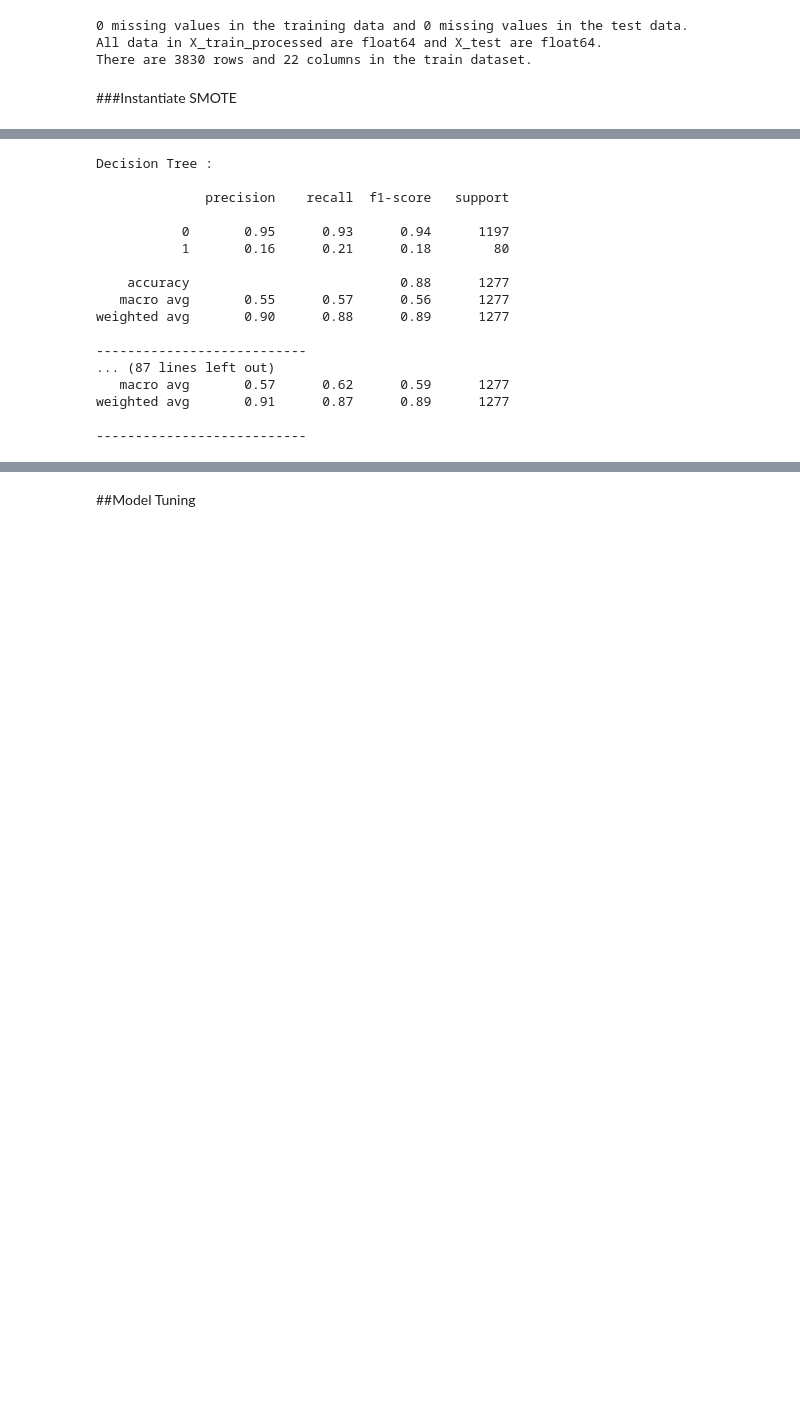
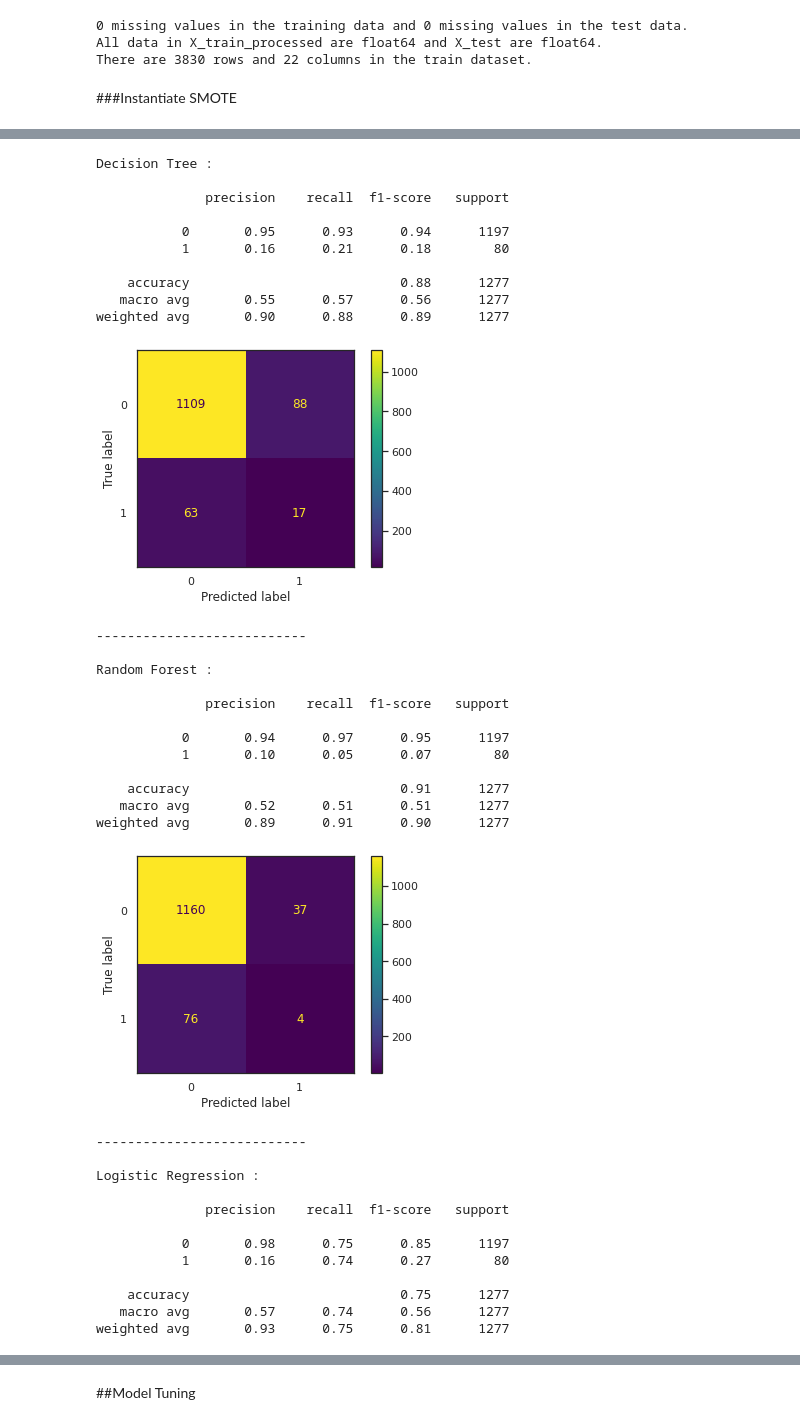
Before and after one commit to coding-dojo-data-science/Project-2-exemplar, a Jupyter notebook: Stroke_Prediction_Project.ipynb, the cells around one changed output, grey strips where cells are left out. Saved outputs shown, nothing was run; the diff lists cells and outputs as text; code cells hidden in the pictures; blank space fills up the shorter version.

```diff
--- a/Stroke_Prediction_Project.ipynb
+++ b/Stroke_Prediction_Project.ipynb
@@ -584,39 +587,59 @@ for model in range(len(models)):
     tic = time.time()
     current_model = models[model][1]
     smote_model = smote_pipe(preprocessor, smote, current_model)
     smote_model.fit(X_train, y_train)
     y_pred = smote_model.predict(X_test)
-    #cm = ConfusionMatrixDisplay.from_predictions(y_test, y_pred)
+    cm = ConfusionMatrixDisplay.from_predictions(y_test, y_pred);
     accuracy = accuracy_score(y_test, y_pred)
     precision = precision_score(y_test, y_pred)
     recall = recall_score(y_test, y_pred)
     f1 = f1_score(y_test, y_pred)
     roc = roc_auc_score(y_test, y_pred)
     best_param = 'N/A'
     toc = time.time()
     time_taken = round(toc - tic, 2)
     stats.extend([models[model][0], accuracy, precision, recall, f1, roc, best_param, time_taken])
     model_scores.loc[len(model_scores.index)] = stats
 
     print(models[model][0], ':\n')
     print(classification_report(y_test, y_pred))
-    #print(cm)
+    cm
+    plt.show();
     print('---------------------------\n')
 # %% [output]
 Decision Tree :
 
               precision    recall  f1-score   support
 
            0       0.95      0.93      0.94      1197
            1       0.16      0.21      0.18        80
 
     accuracy                           0.88      1277
    macro avg       0.55      0.57      0.56      1277
 weighted avg       0.90      0.88      0.89      1277
-
----------------------------
-... (87 lines left out)
-   macro avg       0.57      0.62      0.59      1277
-weighted avg       0.91      0.87      0.89      1277
-
----------------------------
+[figure, added]
+---------------------------
+
+Random Forest :
+
+              precision    recall  f1-score   support
+
+           0       0.94      0.97      0.95      1197
+           1       0.10      0.05      0.07        80
+
+    accuracy                           0.91      1277
+   macro avg       0.52      0.51      0.51      1277
+weighted avg       0.89      0.91      0.90      1277
+[figure, added]
+---------------------------
+
+Logistic Regression :
+
+              precision    recall  f1-score   support
+
+           0       0.98      0.75      0.85      1197
+           1       0.16      0.74      0.27        80
+
+    accuracy                           0.75      1277
+   macro avg       0.57      0.74      0.56      1277
+weighted avg       0.93      0.75      0.81      1277
```
Also changed, not shown: parts of 28 cells of this notebook.
